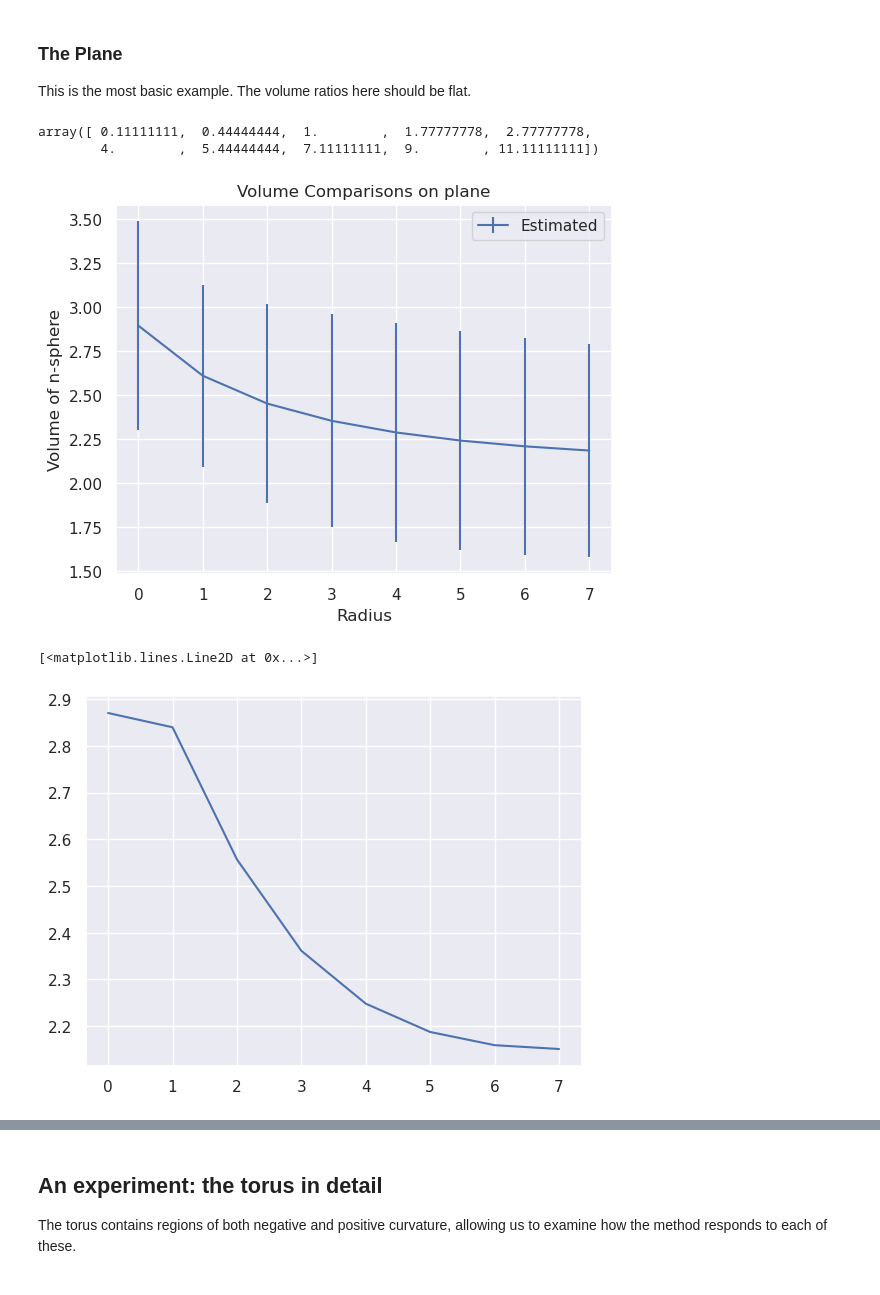
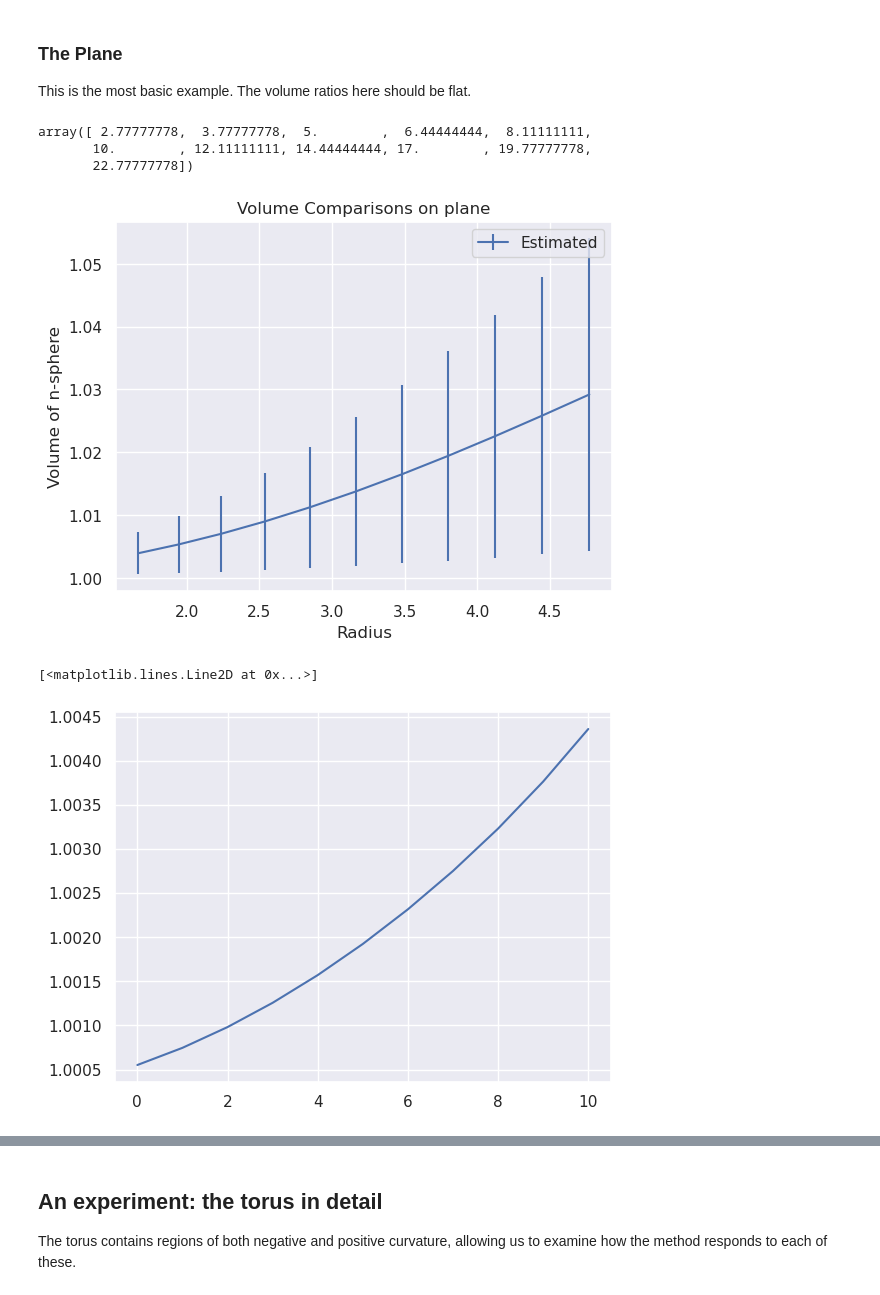
Before and after one commit to professorwug/diffusion_curvature_old, a Jupyter notebook: nbs/Curvature by Quadratic Fitting.ipynb, the cells around one changed output, grey strips where cells are left out. Cells and saved outputs as stored; diff of their text form; code cells hidden in the pictures.

Commit message:
Gradient tuned euclidean comparison spaces

```diff
--- a/nbs/Curvature by Quadratic Fitting.ipynb
+++ b/nbs/Curvature by Quadratic Fitting.ipynb
@@ -64,30 +111,33 @@ def extract_scalar_curvature(
 ### The Plane
 This is the most basic example. The volume ratios here should be flat.
 # %%
-(np.arange(1,11)/3)**2
+globalts = 1+(np.arange(4,15)/3)**2
+globalts
 # %% [output]
-array([ 0.11111111,  0.44444444,  1.        ,  1.77777778,  2.77777778,
-        4.        ,  5.44444444,  7.11111111,  9.        , 11.11111111])
+array([ 2.77777778,  3.77777778,  5.        ,  6.44444444,  8.11111111,
+       10.        , 12.11111111, 14.44444444, 17.        , 19.77777778,
+       22.77777778])
 # %%
 from diffusion_curvature.graphs import *
 def ratios_of_plane(idx):
-    X = plane(10000)
-    G = get_alpha_decay_graph(X)
-    ts = (np.arange(1,11)/3)**2
-    h_ratios = volume_comparisons_of_graph_at_idx(G,idx,dim=2,ts=ts)
+    X = plane(2000)
+    G = get_alpha_decay_graph(X,knn=20,decay=20,anisotropy=1)
+    ts = globalts
+    h_ratios = volume_comparisons_of_graph_at_idx(G,idx,dim=2,ts=ts, knn=20, decay=20, anisotropy=1)
     return h_ratios
 # %%
 plane_ratios_in_bulk = np.array(
-    perform_trials(ratios_of_plane,n_trials=50, idx=0))
+    perform_trials(ratios_of_plane,n_trials=20, n_workers=10, idx=0)
+)
 # %%
-plot_array(plane_ratios_in_bulk,"Volume Comparisons on plane")
+plot_array(plane_ratios_in_bulk,xs = np.sqrt(globalts),title="Volume Comparisons on plane")
 # %% [output]
-[figure, old version]
+[figure, new version]
 # %%
-plt.plot(plane_ratios_in_bulk[0])
+plt.plot(plane_ratios_in_bulk[10])
 # %% [output]
 [<matplotlib.lines.Line2D at 0x...>]
-[figure, old version]
+[figure, new version]
 # %%
 from diffusion_curvature.datasets import torus
 from diffusion_curvature.graphs import *
```
Also changed, not shown: parts of 31 cells of this notebook, 24 other files.
